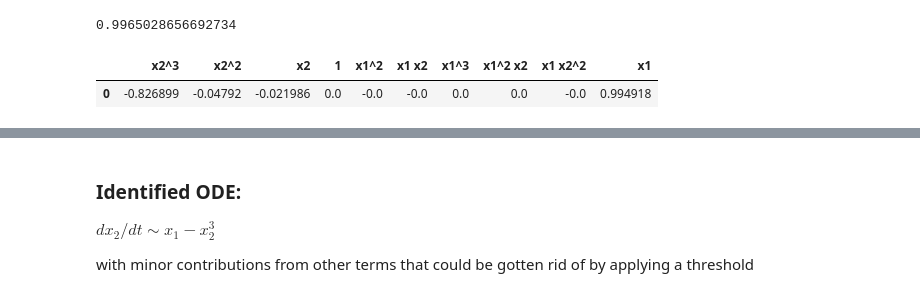
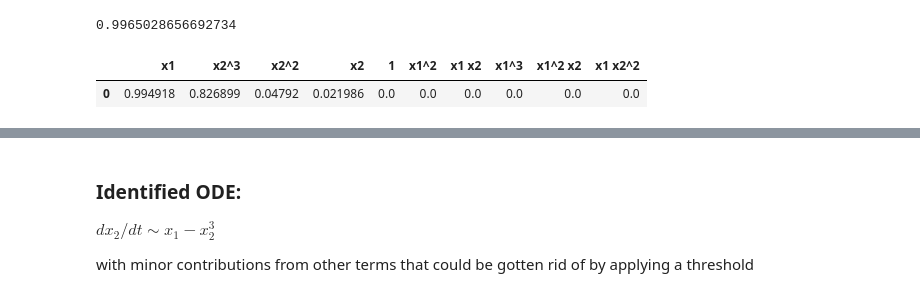
Before and after one commit to fnauman/timeseries, a Jupyter notebook: sindy_cubicmodel.ipynb, the cells around one changed output, grey strips where cells are left out. Drawn from its saved outputs; the diff is of its cells as text; code cells hidden in the pictures.

```diff
--- a/sindy_cubicmodel.ipynb
+++ b/sindy_cubicmodel.ipynb
@@ -168,9 +173,8 @@ high alpha -> most features zero
 
 **alpha** is a hyperparameter
 # %%
-from sklearn import linear_model
-
-mod = linear_model.Lasso(alpha=0.0001)
+from sklearn.linear_model import Lasso
+mod = Lasso(alpha=0.0001)
 mod
 # %% [output]
 Lasso(alpha=0.0001, copy_X=True, fit_intercept=True, max_iter=1000,
@@ -246,10 +259,10 @@ mod.score(newdf_test, dx2dt_test)
 # %%
 fit_dx2 = pd.DataFrame(columns=newdf.columns)
 fit_dx2.loc[0] = mod.coef_
-fit_dx2.sort_values(by=0, axis=1) # ascending=False
+fit_dx2.abs().sort_values(by=0, axis=1, ascending=False)
 # %% [output]
-|  | x2^3 | x2^2 | x2 | 1 | x1^2 | x1 x2 | x1^3 | x1^2 x2 | x1 x2^2 | x1 |
-| 0 | -0.826899 | -0.04792 | -0.021986 | 0.0 | -0.0 | -0.0 | 0.0 | 0.0 | -0.0 | 0.994918 |
+|  | x1 | x2^3 | x2^2 | x2 | 1 | x1^2 | x1 x2 | x1^3 | x1^2 x2 | x1 x2^2 |
+| 0 | 0.994918 | 0.826899 | 0.04792 | 0.021986 | 0.0 | 0.0 | 0.0 | 0.0 | 0.0 | 0.0 |
 # %%
 ypred_x2 = mod.predict(newdf_test)
 print_scores(dx2dt_test, ypred_x2)
```
Also changed, not shown: parts of 20 cells of this notebook.
